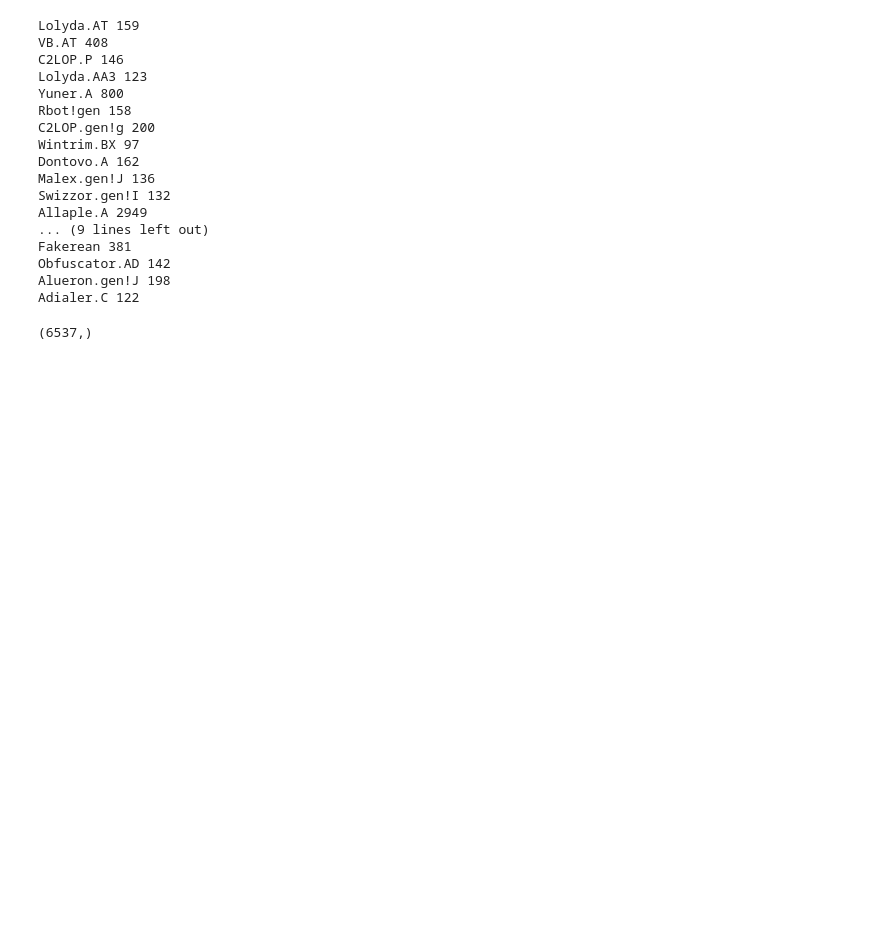
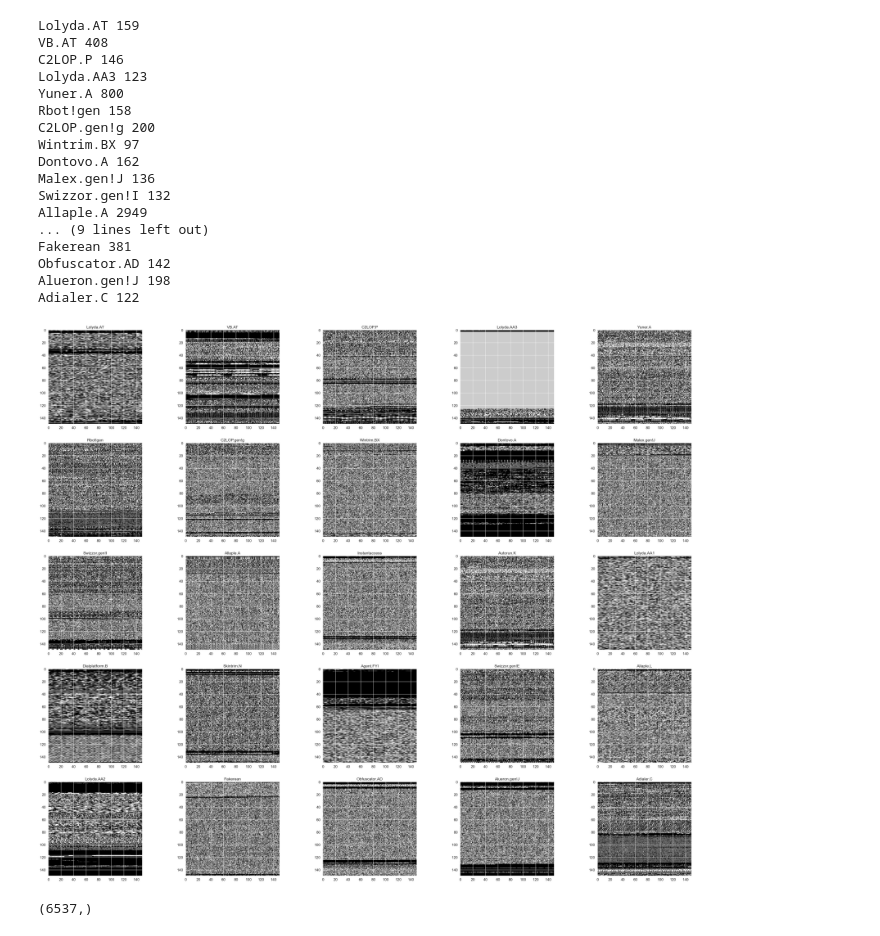
Before and after one commit to sebas411/Lab6-Security-Data-Science, a Jupyter notebook: lab6.ipynb, the cells around one changed output. Cells and saved outputs as stored; diff of their text form; code cells hidden in the pictures; blank space fills up the shorter version.

```diff
--- a/lab6.ipynb
+++ b/lab6.ipynb
@@ -72,6 +69,14 @@ Fakerean 381
 Obfuscator.AD 142
 Alueron.gen!J 198
 Adialer.C 122
+# %%
+fig = plt.figure(figsize=(50, 50))
+for i in range(len(example_images)):
+    sub = fig.add_subplot(int(len(example_images)/5) + 1, 5, i + 1)
+    sub.title.set_text(class_names[i])
+    sub.imshow(example_images[i])
+# %% [output]
+[figure, added]
 # %%
 images, labels = shuffle(images, labels, random_state=123)
 # %%
```
Also changed, not shown: parts of 10 cells of this notebook.
